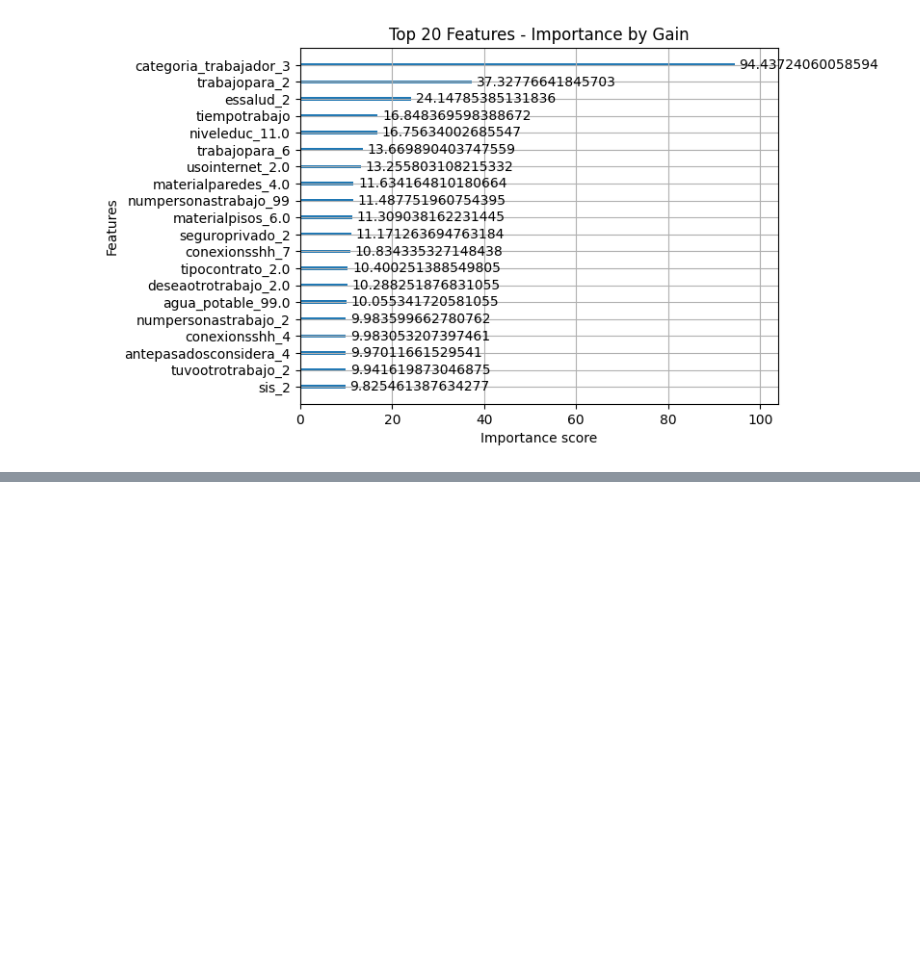
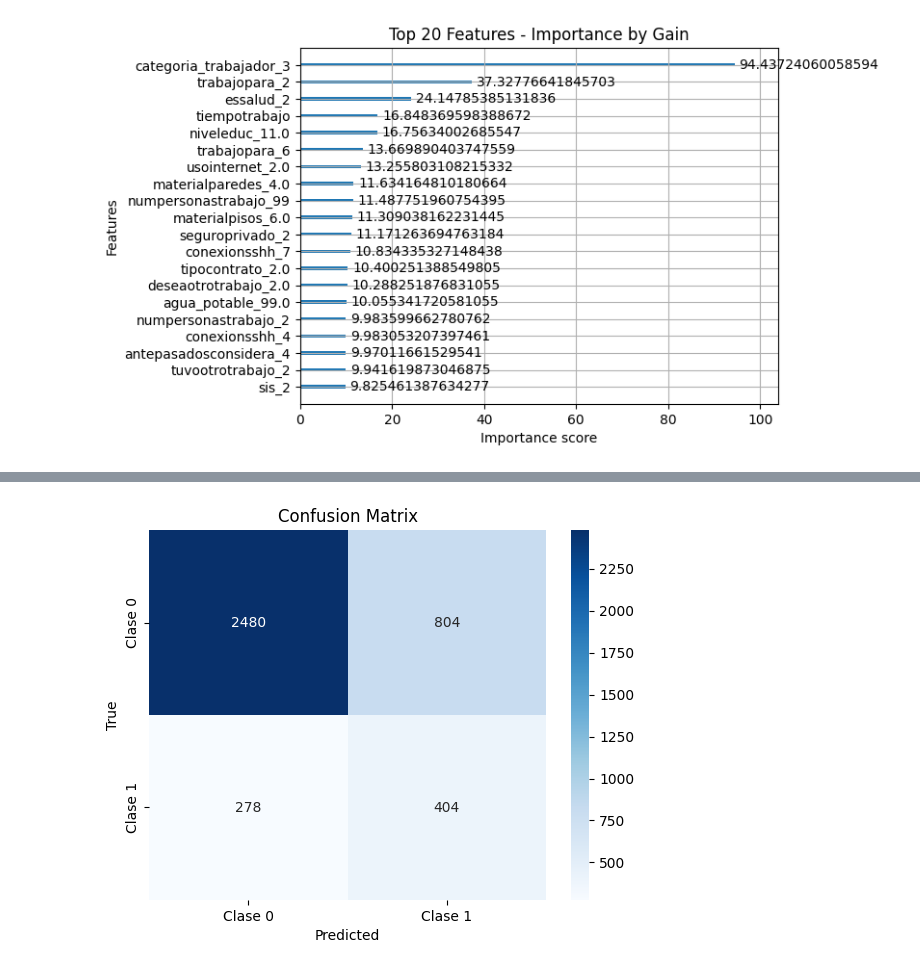
Before and after one commit to sergiocuadrosq/tesis_cyv, a Jupyter notebook: scripts/02a_final_data_prep_and_modelling.ipynb, the cells around one changed output, grey strips where cells are left out. Drawn from its saved outputs; the diff is of its cells as text; code cells hidden in the pictures; blank space fills up the shorter version.

```diff
--- a/scripts/02a_final_data_prep_and_modelling.ipynb
+++ b/scripts/02a_final_data_prep_and_modelling.ipynb
@@ -81,5 +78,7 @@ Total inicial de columnas es 55
 10
 # %%
-df_encoded = pd.get_dummies(df_categoricas, columns=categoricas, drop_first=True, dummy_na=False)
-df_encoded.info()
+# Crear dummies a partir de las variables categóricas
+df_categoricas_encoded = pd.get_dummies(df_categoricas, columns=categoricas, drop_first=True, dummy_na=False)
+print('La cantidad de variables indep categóricas después de haberse convertido en dummies es:')
+print(df_categoricas_encoded.shape[1])
 # %% [output]
@@ -91,4 +87,6 @@ memory usage: 2.5 MB
 # %%
-df_indep_final = pd.concat([df_encoded, df_continuas], axis=1)
-df_indep_final.info()
+# El dataset final de variables independientes (categoricas convertidas a dummies + continuas)
+df_indep_final = pd.concat([df_categoricas_encoded, df_continuas], axis=1)
+print('La cantidad de variables indep totales (categoricas convertidas a dummies + continuas) es:')
+print(df_indep_final.shape[1])
 # %% [output]
@@ -304,0 +380,80 @@ plt.show()
+# %%
+# Crear el nuevo DataFrame sin valores faltantes
+
+df_model = pd.concat([df[["status_inf"]], df_indep_final], axis=1)
+df_model = df_model.dropna()
+# %%
+from sklearn.ensemble import RandomForestClassifier
+from sklearn.model_selection import train_test_split
+from sklearn.metrics import classification_report, confusion_matrix, accuracy_score
+from imblearn.over_sampling import SMOTE
+import matplotlib.pyplot as plt
+import seaborn as sns
+import numpy as np
+
+# 1. Dividir el dataset en X (características) y y (variable objetivo)
+X = df_model.drop(columns=['status_inf'])  # Eliminar la columna objetivo
+y = df_model['status_inf']  # Columna objetivo
+
+# 2. Dividir los datos en conjunto de entrenamiento (80%) y conjunto de prueba (20%)
+X_train, X_test, y_train, y_test = train_test_split(X, y, test_size=0.2, random_state=42, stratify=y)
+
+# 3. Usar SMOTE para balancear las clases en el conjunto de entrenamiento
+smote = SMOTE(random_state=42)
+X_train_resampled, y_train_resampled = smote.fit_resample(X_train, y_train)
+
+# 4. Crear y entrenar el modelo Random Forest con ajuste de pesos
+rf_model = RandomForestClassifier(random_state=42, class_weight='balanced')  # Ajuste de class_weight
+rf_model.fit(X_train_resampled, y_train_resampled)
+
+# 5. Realizar predicciones en el conjunto de prueba
+y_pred = rf_model.predict(X_test)
+
+# 6. Ajustar el umbral de decisión para mejorar recall de la clase 1
+y_proba = rf_model.predict_proba(X_test)[:, 1]  # Probabilidades para la clase 1
+y_pred_adjusted = (y_proba > 0.3).astype(int)  # Ajustar el umbral de 0.5 a 0.3
+
+# 7. Imprimir el reporte de clasificación (Precision, Recall, F1-Score, etc.)
+print("Classification Report:")
+print(classification_report(y_test, y_pred_adjusted))
+
+# 8. Matriz de confusión
+cm = confusion_matrix(y_test, y_pred_adjusted)
+disp = sns.heatmap(cm, annot=True, fmt="d", cmap="Blues", xticklabels=["Clase 0", "Clase 1"], yticklabels=["Clase 0", "Clase 1"])
+plt.xlabel('Predicted')
+plt.ylabel('True')
+plt.title('Confusion Matrix')
+plt.show()
+
+# 9. Accuracy Score
+accuracy = accuracy_score(y_test, y_pred_adjusted)
+print(f'Accuracy: {accuracy:.4f}')
+
+# 10. Evaluación adicional con AUC-ROC y Precision-Recall Curve
+from sklearn.metrics import roc_curve, auc, precision_recall_curve
+
+# AUC-ROC
+fpr, tpr, _ = roc_curve(y_test, y_proba)
+roc_auc = auc(fpr, tpr)
+
+# Graficar la curva ROC
+plt.figure()
+plt.plot(fpr, tpr, label=f'ROC curve (AUC = {roc_auc:.2f})')
+plt.plot([0, 1], [0, 1], 'k--')
+plt.xlabel('False Positive Rate')
+plt.ylabel('True Positive Rate')
+plt.title('ROC Curve')
+plt.legend(loc='lower right')
+plt.show()
+
+# Precision-Recall Curve
+precision, recall, _ = precision_recall_curve(y_test, y_proba)
+
+# Graficar la curva Precision-Recall
+plt.figure()
+plt.plot(recall, precision, label='Precision-Recall curve')
+plt.xlabel('Recall')
+plt.ylabel('Precision')
+plt.title('Precision-Recall Curve')
+plt.show()
+# %% [output]
@@ -304,0 +469 @@ plt.show()
+[figure, added]
```
Also changed, not shown: parts of 28 cells of this notebook.
